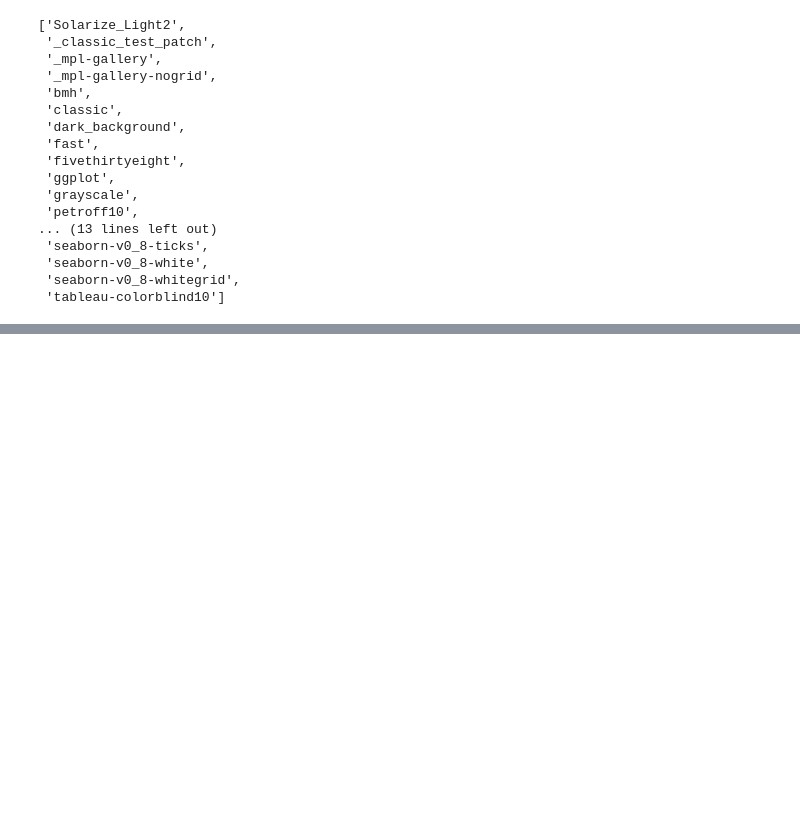
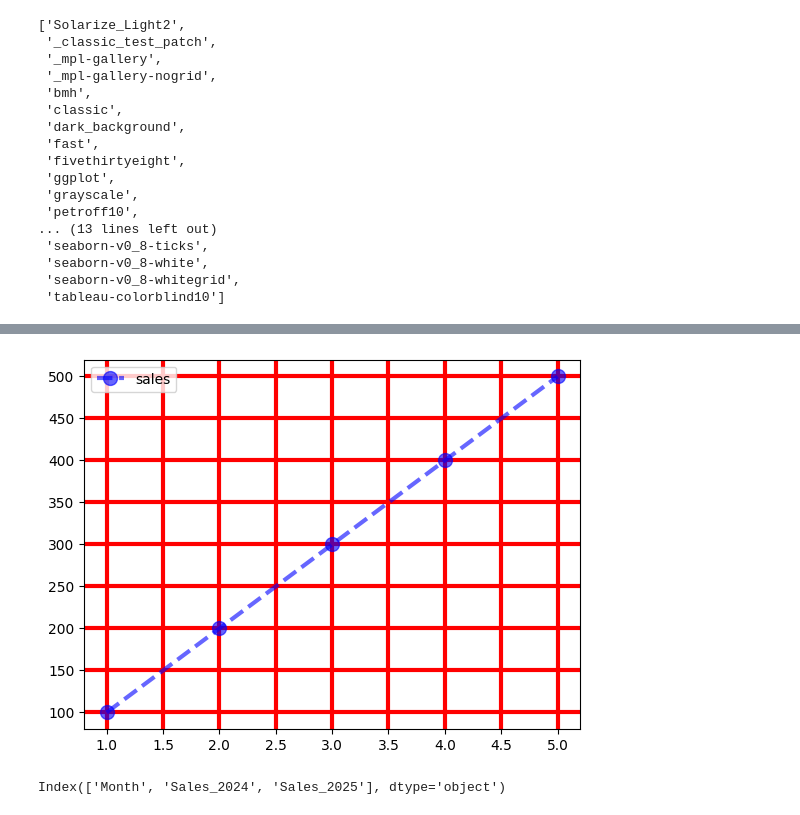
Before and after one commit to Varalakshmi-skab/datasciencelearning, a Jupyter notebook: Data_Visualization.ipynb, the cells around one changed output, grey strips where cells are left out. Saved outputs shown, nothing was run; the diff lists cells and outputs as text; code cells hidden in the pictures; blank space fills up the shorter version.

```diff
--- a/Data_Visualization.ipynb
+++ b/Data_Visualization.ipynb
@@ -298,0 +388,25 @@ plt.show()
+# %%
+days = [1,2,3,4,5]
+sales = [100,200,300,400,500]
+plt.plot(
+    days,
+    sales,
+    color="blue",
+    linestyle="--",
+    marker="o",
+    markersize=10,
+    linewidth = 3,
+    alpha = 0.6,
+    label = "sales"
+)
+plt.legend()
+plt.grid(linestyle="-", color="red", linewidth=3)
+plt.show()
+# %% [output]
+[figure, added]
+# %%
+import pandas as pd
+df = pd.read_csv("/content/drive/MyDrive/Datasets for datascience/sales_datamat.csv")
+df.columns
+# %% [output]
+Index(['Month', 'Sales_2024', 'Sales_2025'], dtype='object')
```
Also changed, not shown: parts of 79 cells of this notebook.
